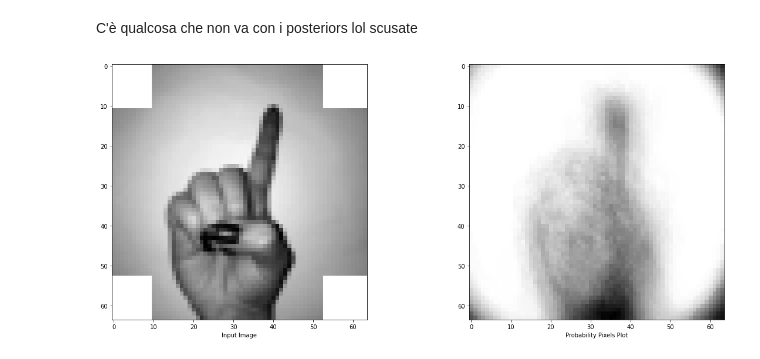
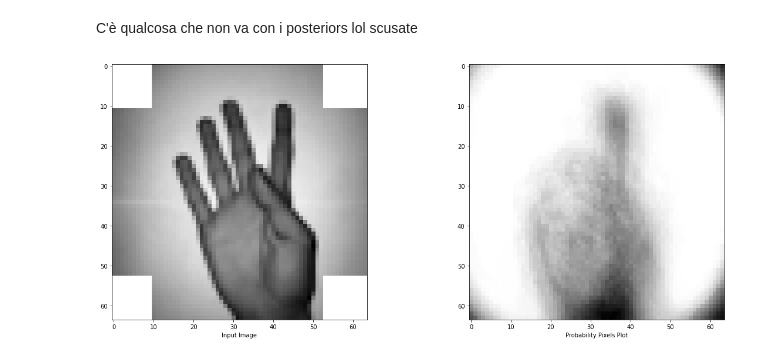
Before and after one commit to S4b3/Sign-Language-Digits-Recognition, a Jupyter notebook: FP.ipynb, the cells around one changed output. Saved outputs shown, nothing was run; the diff lists cells and outputs as text; code cells hidden in the pictures.

```diff
--- a/FP.ipynb
+++ b/FP.ipynb
@@ -144,3 +143,8 @@ vals = list(priorsDictionary.values())
 assert(np.round(np.sum(vals)) == 1), f"Priors don't sum up to 1! Their sum is...: {np.sum(vals)}"
 # %% [output]
 {'5': 0.10309278350515441, '9': 0.09763493026076389, '6': 0.10066707095209196, '0': 0.09945421467556073, '8': 0.09763493026076389, '2': 0.09460278956943582, '3': 0.10430563978168564, '7': 0.1018799272 ...
+# %%
+priors2Dictionary = {}
+for i in range(10):
+    priors2Dictionary[str(i)] = 1/10
+priors2Dictionary
@@ -191,17 +206,18 @@ posteriors = compute_posteriors_mt(Y,X, y_v_amounts)
 # %% [markdown]
 C'è qualcosa che non va con i posteriors lol scusate
 # %%
-image_0 = cleaning(X[20], subset)
+idx = 43
+image_0 = cleaning(X[43], subset)
 #print(smooth_img.shape)
 plt.figure(2)
 ax1 = plt.subplot(1,2,1)
 ax1.set_xlabel('Input Image')
 ax2 = plt.subplot(1,2,2)
 ax2.set_xlabel('Probability Pixels Plot')
 plt.sca(ax1)
 plt.imshow(image_0, cmap='gray')
 plt.sca(ax2)
 plt.imshow(posteriors['4'], cmap='gray')
 plt.show()
 # %% [output]
-[figure, old version]
+[figure, new version]
```
Also changed, not shown: parts of 3 cells of this notebook.
